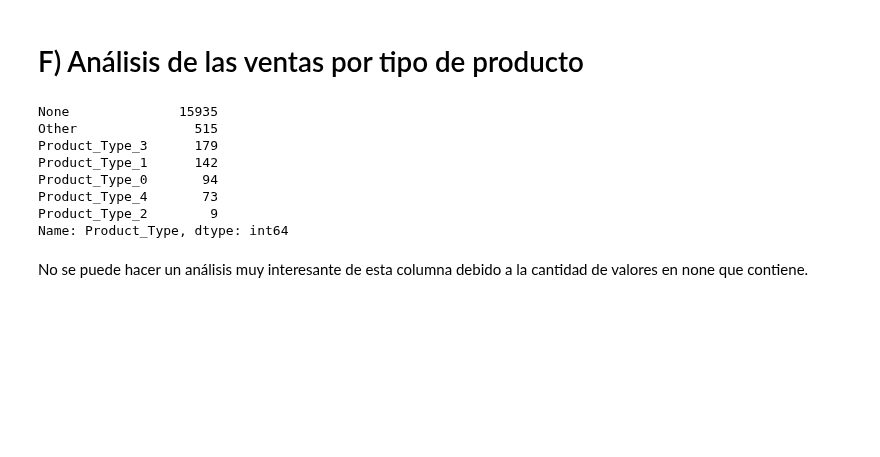
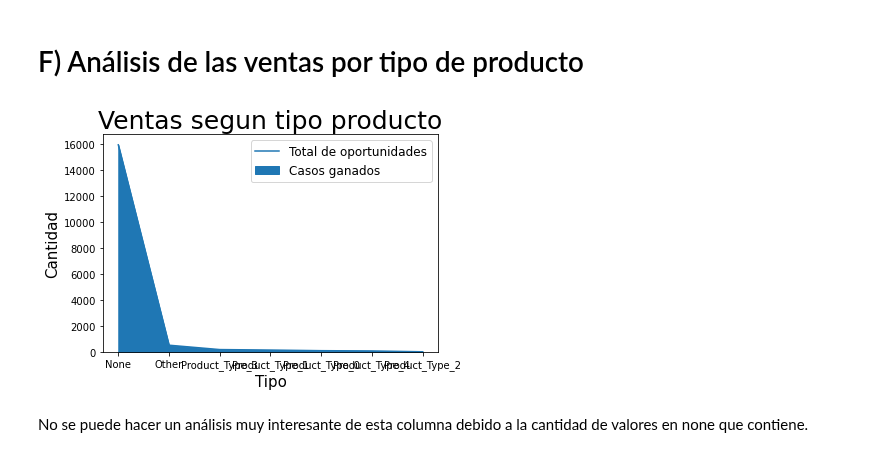
Before and after one commit to FerFabbiano/tp1-OrganizacionDeDatos, a Jupyter notebook: TP1_OrgaDeDatos.ipynb, the cells around one changed output. Saved outputs shown, nothing was run; the diff lists cells and outputs as text; code cells hidden in the pictures; blank space fills up the shorter version.

```diff
--- a/TP1_OrgaDeDatos.ipynb
+++ b/TP1_OrgaDeDatos.ipynb
@@ -677,18 +687,16 @@ porcentajesPorBillingCountrySinCod["porcentaje_perdido_sin_codigo"] = \
                 1 - porcentajesPorBillingCountrySinCod["porcentaje_ganados"]
 # %% [markdown]
 # F) Análisis de las ventas por tipo de producto
-# %%
-productType = entrenamientoDf['Product_Type']
-productType.value_counts()
-# %% [output]
-None              15935
-Other               515
-Product_Type_3      179
-Product_Type_1      142
-Product_Type_0       94
-Product_Type_4       73
-Product_Type_2        9
-Name: Product_Type, dtype: int64
+# %%
+productType = entrenamientoDf['Product_Type']
+productType = productType.value_counts().plot(kind="area")
+productType.set_title('Ventas segun tipo producto',fontsize=25)
+productType.set_xlabel("Tipo",fontsize=15)
+productType.set_ylabel("Cantidad",fontsize=15)
+productType.legend(['Total de oportunidades','Casos ganados'],fontsize=12)
+plt.savefig("ventas_segun_tipos.png", bbox_inches='tight')
+# %% [output]
+[figure, added]
 # %% [markdown]
 No se puede hacer un análisis muy interesante de esta columna debido a la cantidad de valores en none que contiene.
 # %% [markdown]
```
Also changed, not shown: parts of 17 cells of this notebook, 9 other files.
